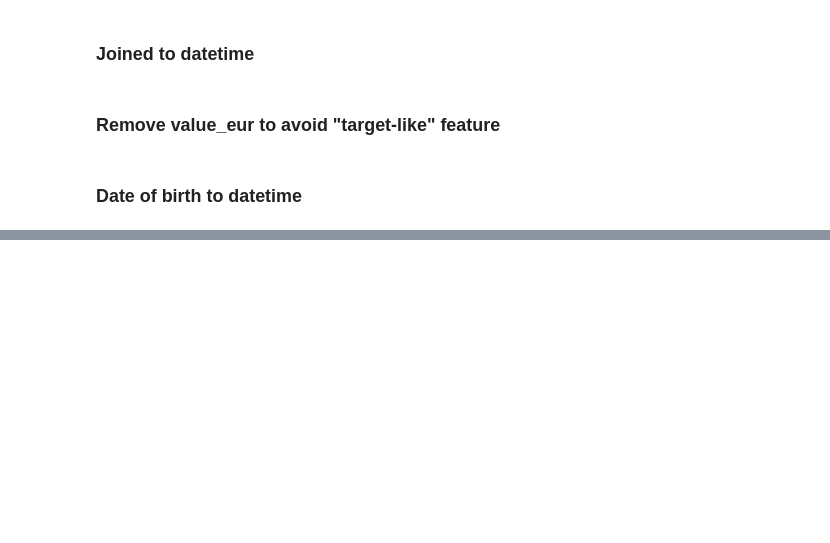
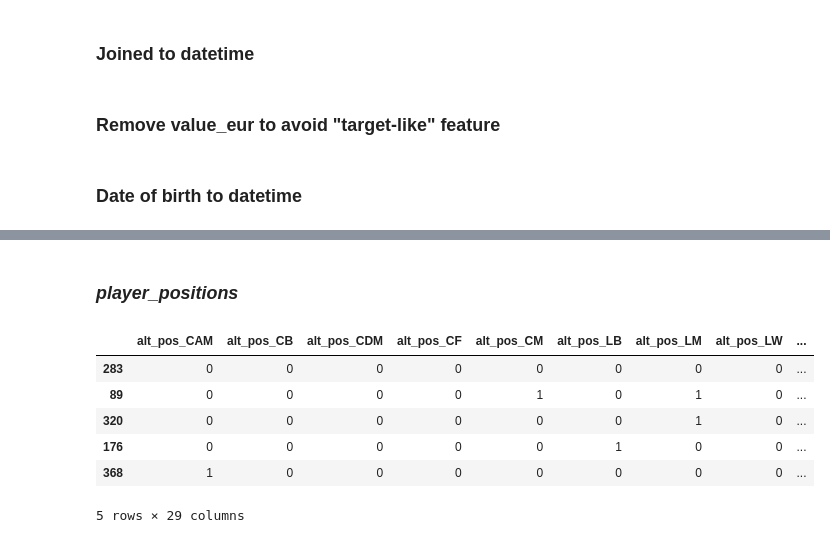
Before and after one commit to michaelschafhauser/market_value_predictor, a Jupyter notebook: notebooks/Alex/Baseline_model_alex.ipynb, the cells around one changed output, grey strips where cells are left out. Drawn from its saved outputs; the diff is of its cells as text; code cells hidden in the pictures; blank space fills up the shorter version.

```diff
--- a/notebooks/Alex/Baseline_model_alex.ipynb
+++ b/notebooks/Alex/Baseline_model_alex.ipynb
@@ -357,0 +379,2 @@ df_merged["dob"] = pd.to_datetime(df_merged.dob)
+# %%
+df_selection = df_merged[["player_traits", "player_tags", "player_positions"]]
@@ -357,0 +390,24 @@ df_merged["dob"] = pd.to_datetime(df_merged.dob)
+# %% [markdown]
+### *player_positions*
+# %%
+df_player_positions = df_selection['player_positions'].str.get_dummies(sep=",")
+
+init_cols_player_positions = list(df_player_positions.columns)
+
+trans_cols_player_positions = []
+for elem in init_cols_player_positions:
+    trans_cols_player_positions.append(elem.strip())
+
+df_player_positions.rename(columns=dict(zip(init_cols_player_positions, trans_cols_player_positions)), inplace=True)
+
+df_player_positions_encoded = df_player_positions.add_prefix("alt_pos_")
+
+df_player_positions_encoded.head()
+# %% [output]
+|  | alt_pos_CAM | alt_pos_CB | alt_pos_CDM | alt_pos_CF | alt_pos_CM | alt_pos_LB | alt_pos_LM | alt_pos_LW | ... |
+| 283 | 0 | 0 | 0 | 0 | 0 | 0 | 0 | 0 | ... |
+| 89 | 0 | 0 | 0 | 0 | 1 | 0 | 1 | 0 | ... |
+| 320 | 0 | 0 | 0 | 0 | 0 | 0 | 1 | 0 | ... |
+| 176 | 0 | 0 | 0 | 0 | 0 | 1 | 0 | 0 | ... |
+| 368 | 1 | 0 | 0 | 0 | 0 | 0 | 0 | 0 | ... |
+5 rows × 29 columns
```
Also changed, not shown: parts of 49 cells of this notebook, 2 other files.
